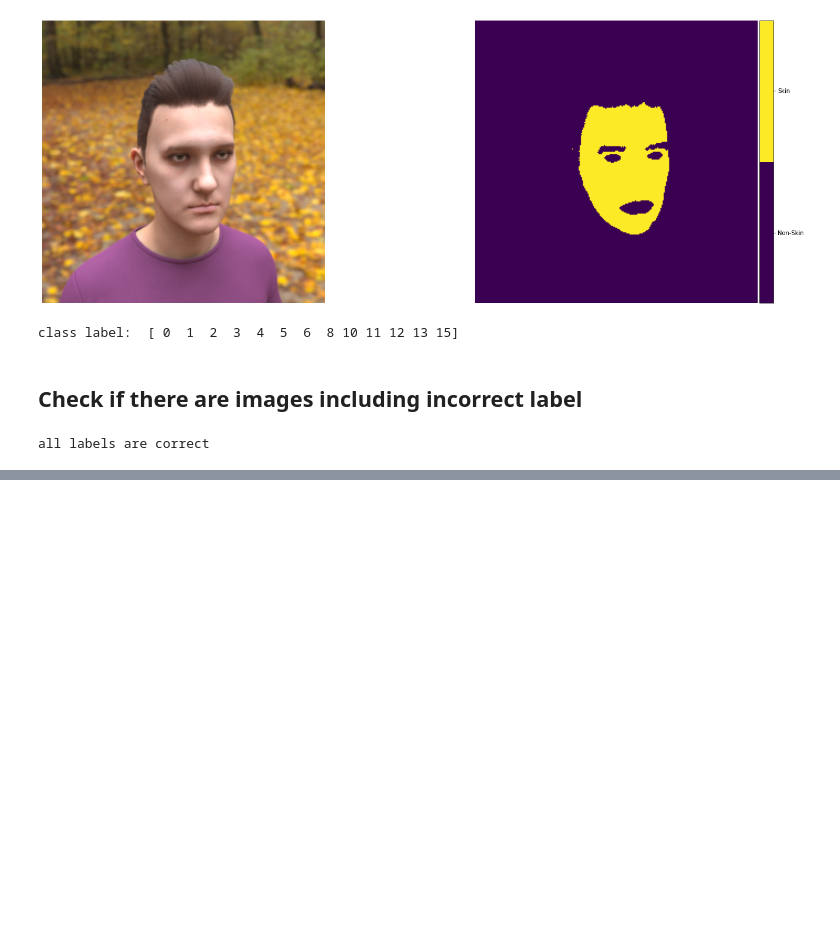
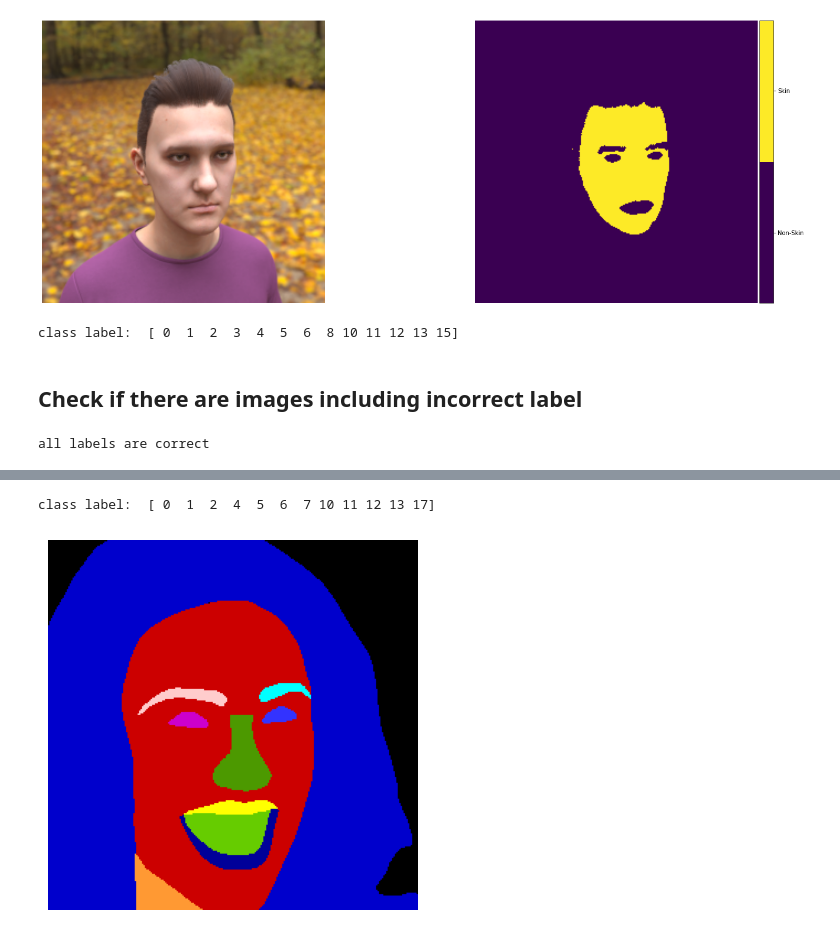
Before and after one commit to Supcode123/Skin-Segmentation-4-iPPG, a Jupyter notebook: notebooks/Datapreparing.ipynb, the cells around one changed output, grey strips where cells are left out. Cells and saved outputs as stored; diff of their text form; code cells hidden in the pictures; blank space fills up the shorter version.

```diff
--- a/notebooks/Datapreparing.ipynb
+++ b/notebooks/Datapreparing.ipynb
@@ -585,0 +614,25 @@ all labels are correct
+# %%
+print("class label: ", np.unique(mask_array))
+# %% [output]
+class label:  [ 0  1  2  4  5  6  7 10 11 12 13 17]
+# %%
+
+color_list = [[0, 0, 0], [204, 0, 0], [76, 153, 0], [204, 204, 0], [51, 51, 255], [204, 0, 204],
+              [0, 255, 255], [255, 204, 204], [102, 51, 0], [255, 0, 0], [102, 204, 0], [255, 255, 0],
+              [0, 0, 153], [0, 0, 204], [255, 51, 153], [0, 204, 204], [0, 51, 0], [255, 153, 51], [0, 204, 0]]
+# 黑色 (Black) 深红色 (Dark Red) 深绿 (Dark Green) 橄榄色 (Olive) 亮蓝色 (Bright Blue) 紫色 (Purple)
+# 青色 (Cyan) 浅粉色 (Light Pink) 棕色 (Brown) 纯红色 (Red) 亮绿 (Bright Green) 黄色 (Yellow)
+# 深蓝 (Dark Blue)蓝色 (Blue)玫红色 (Magenta)青绿色 (Teal)深绿色 (Dark Green)橙色 (Orange)绿色 (Green)
+
+if (os.path.exists(mask_path)):
+    im_base = np.zeros((256, 256, 3))
+    im = Image.open(mask_path)
+    im = np.array(im)
+    for idx, color in enumerate(color_list):
+        im_base[im == idx] = color
+result = Image.fromarray((im_base).astype(np.uint8))
+plt.imshow(result)
+plt.axis("off")
+plt.show()
+# %% [output]
+[figure, added]
```
Also changed, not shown: parts of 8 cells of this notebook, 6 other files.
